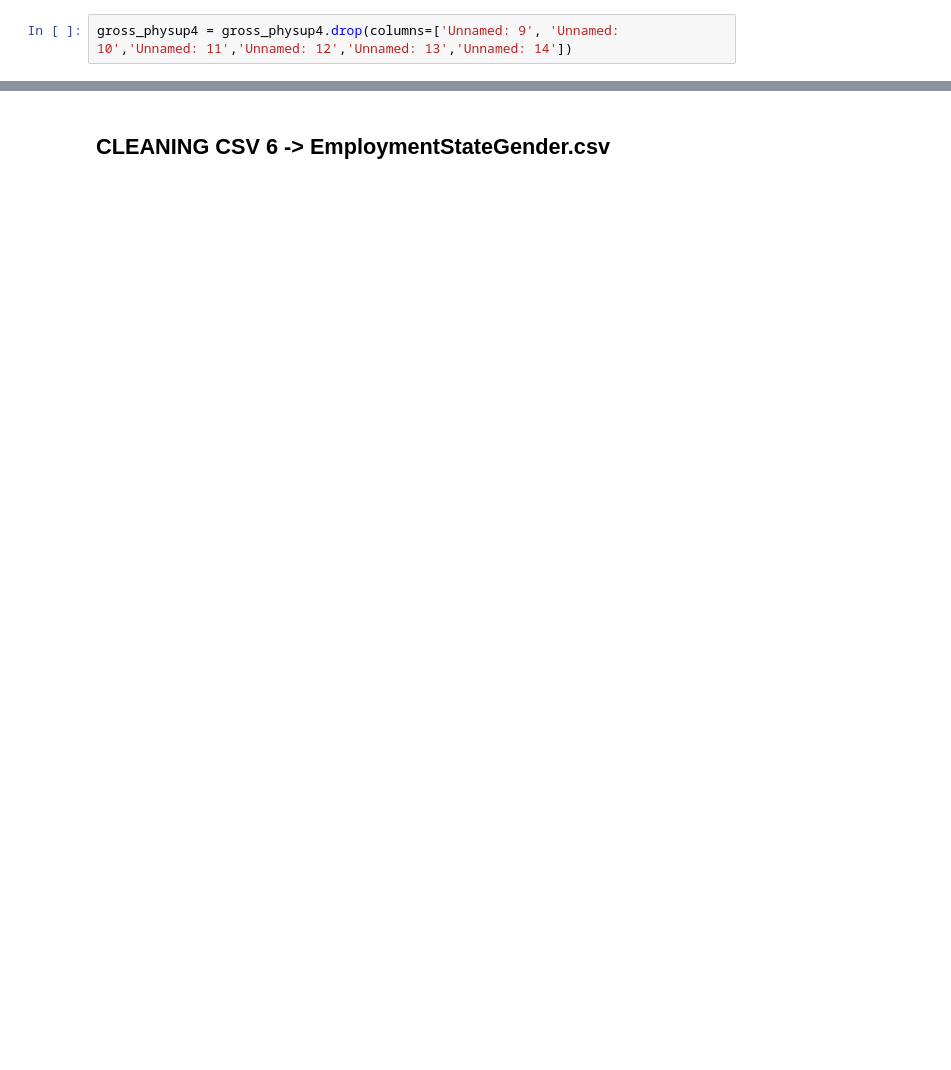
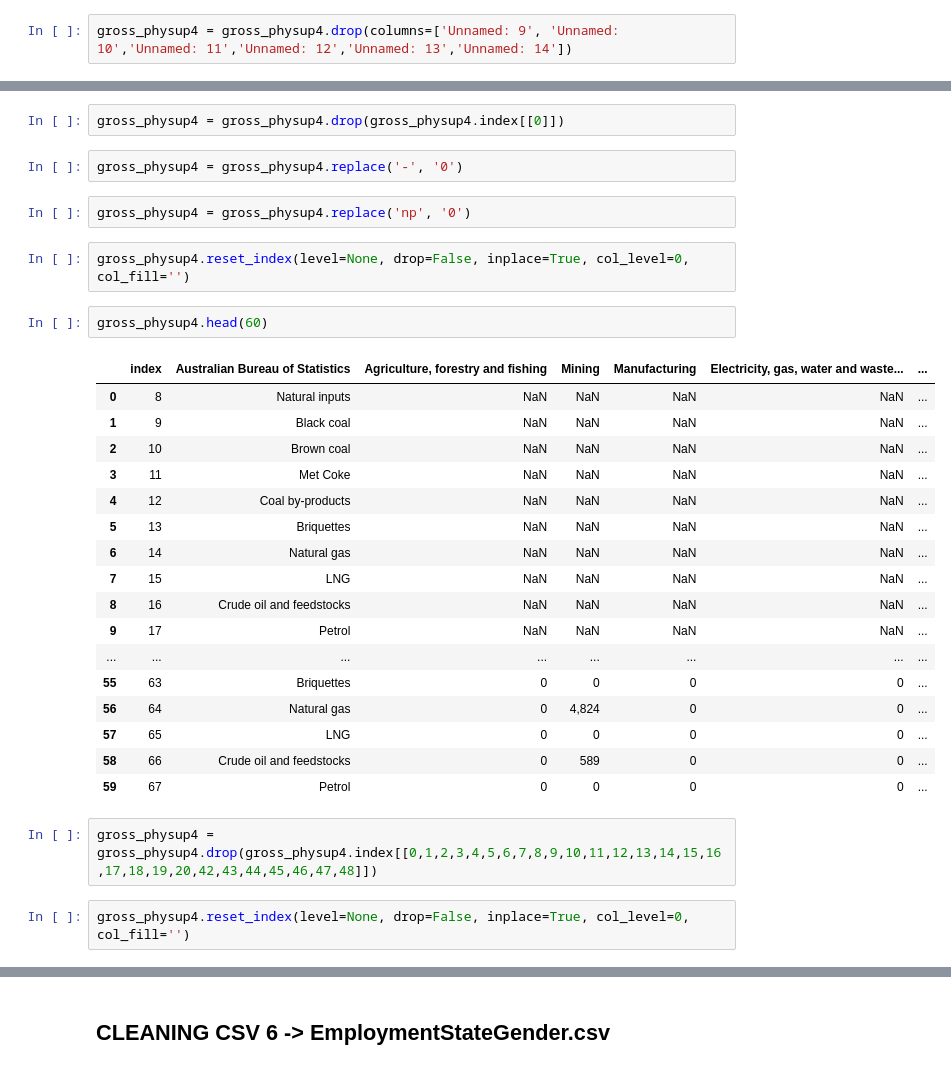
Before and after one commit to natalieddavies/FinalProject, a Jupyter notebook: datasets/cleaning.ipynb, the cells around one changed output, grey strips where cells are left out. Saved outputs shown, nothing was run; the diff lists cells and outputs as text; blank space fills up the shorter version.

```diff
--- a/datasets/cleaning.ipynb
+++ b/datasets/cleaning.ipynb
@@ -352,3 +348,35 @@ gross_physup4 = gross_physup4.drop(columns=['Unnamed: 9', 'Unnamed: 10','Unnamed
+# %%
+gross_physup4 = gross_physup4.drop(gross_physup4.index[[0]])
+# %%
+gross_physup4 = gross_physup4.replace('-', '0')
+# %%
+gross_physup4 = gross_physup4.replace('np', '0')
+# %%
+gross_physup4.reset_index(level=None, drop=False, inplace=True, col_level=0, col_fill='')
+# %%
+gross_physup4.head(60)
+# %% [output]
+|  | index | Australian Bureau of Statistics | Agriculture, forestry and fishing | Mining | Manufacturing | Electricity, gas, water and waste... | ... |
+| 0 | 8 | Natural inputs | NaN | NaN | NaN | NaN | ... |
+| 1 | 9 | Black coal | NaN | NaN | NaN | NaN | ... |
+| 2 | 10 | Brown coal | NaN | NaN | NaN | NaN | ... |
+| 3 | 11 | Met Coke | NaN | NaN | NaN | NaN | ... |
+| 4 | 12 | Coal by-products | NaN | NaN | NaN | NaN | ... |
+| 5 | 13 | Briquettes | NaN | NaN | NaN | NaN | ... |
+| 6 | 14 | Natural gas | NaN | NaN | NaN | NaN | ... |
+| 7 | 15 | LNG | NaN | NaN | NaN | NaN | ... |
+| 8 | 16 | Crude oil and feedstocks | NaN | NaN | NaN | NaN | ... |
+| 9 | 17 | Petrol | NaN | NaN | NaN | NaN | ... |
+| ... | ... | ... | ... | ... | ... | ... | ... |
+| 55 | 63 | Briquettes | 0 | 0 | 0 | 0 | ... |
+| 56 | 64 | Natural gas | 0 | 4,824 | 0 | 0 | ... |
+| 57 | 65 | LNG | 0 | 0 | 0 | 0 | ... |
+| 58 | 66 | Crude oil and feedstocks | 0 | 589 | 0 | 0 | ... |
+| 59 | 67 | Petrol | 0 | 0 | 0 | 0 | ... |
+# %%
+gross_physup4 = gross_physup4.drop(gross_physup4.index[[0,1,2,3,4,5,6,7,8,9,10,11,12,13,14,15,16,17,18,19,20,42,43,44,45,46,47,48]])
+# %%
+gross_physup4.reset_index(level=None, drop=False, inplace=True, col_level=0, col_fill='')
 # %%
 gross_physup4.head(50)
 # %% [output]
```
Also changed, not shown: parts of 33 cells of this notebook, 5 other files.
